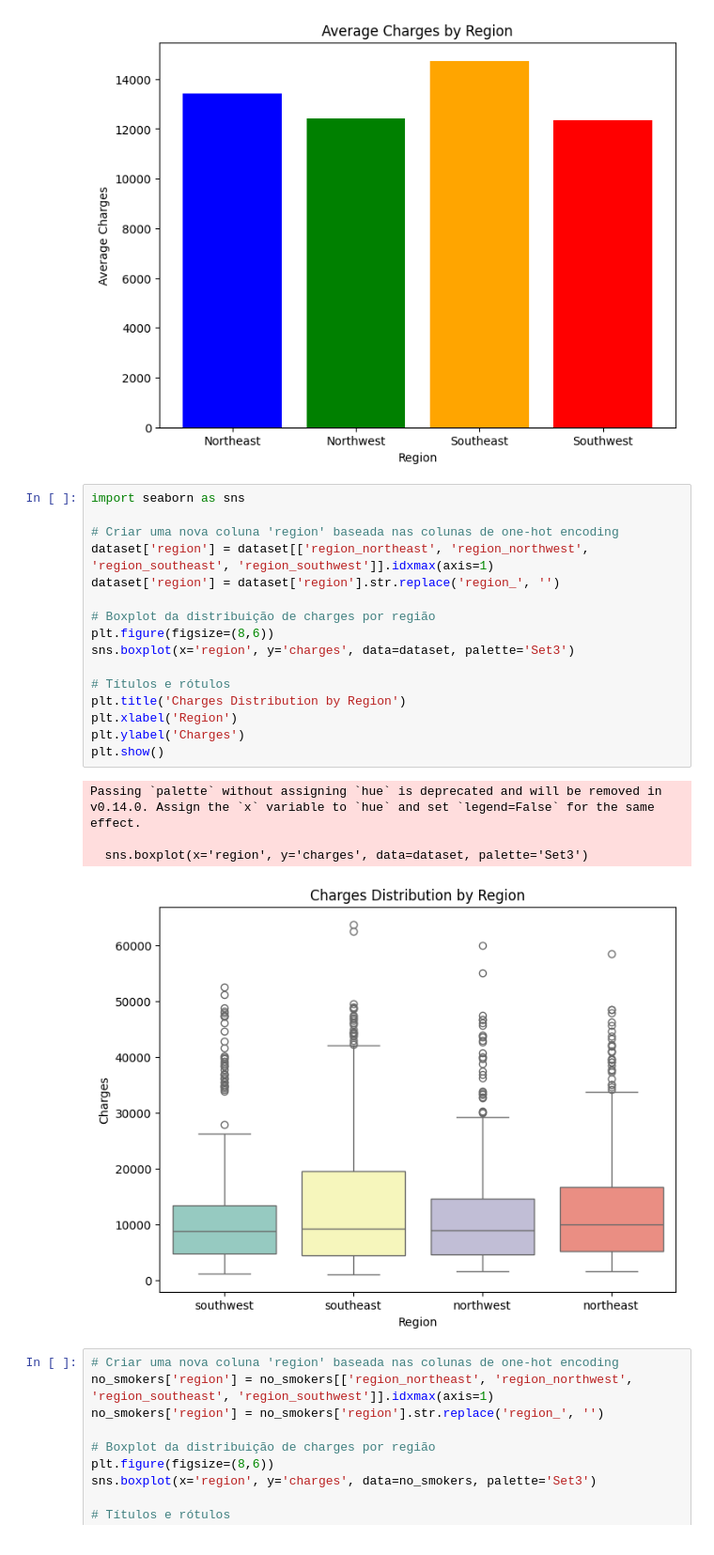
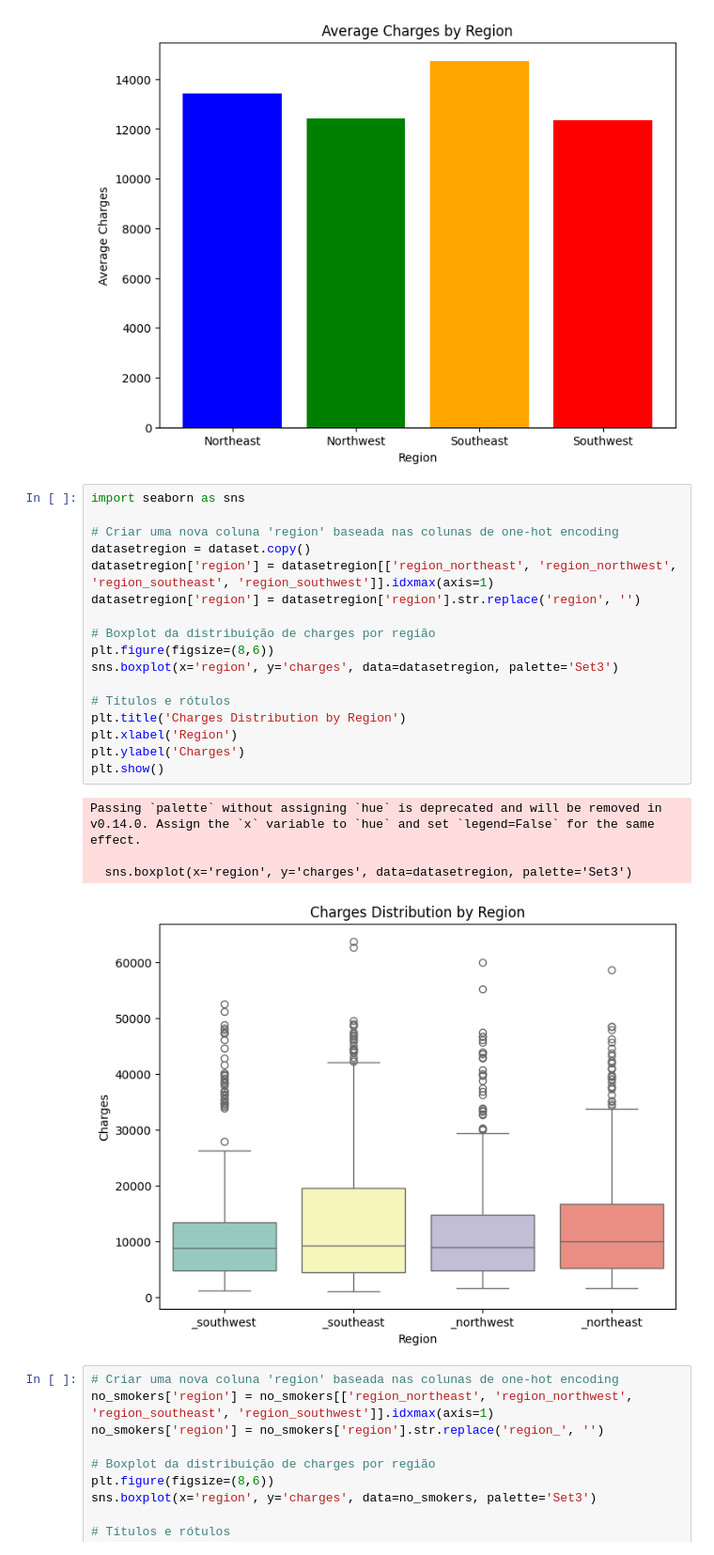
Before and after one commit to JrFarias/postech-iadev, a Jupyter notebook: notebooks/tech-challenge.ipynb, the cells around one changed output. Shown at 94% size. Cells and saved outputs as stored; diff of their text form.

```diff
--- a/notebooks/tech-challenge.ipynb
+++ b/notebooks/tech-challenge.ipynb
@@ -257,24 +261,25 @@ plt.show()
 # %%
 import seaborn as sns
 
 # Criar uma nova coluna 'region' baseada nas colunas de one-hot encoding
-dataset['region'] = dataset[['region_northeast', 'region_northwest', 'region_southeast', 'region_southwest']].idxmax(axis=1)
-dataset['region'] = dataset['region'].str.replace('region_', '')
+datasetregion = dataset.copy()
+datasetregion['region'] = datasetregion[['region_northeast', 'region_northwest', 'region_southeast', 'region_southwest']].idxmax(axis=1)
+datasetregion['region'] = datasetregion['region'].str.replace('region', '')
 
 # Boxplot da distribuição de charges por região
 plt.figure(figsize=(8,6))
-sns.boxplot(x='region', y='charges', data=dataset, palette='Set3')
+sns.boxplot(x='region', y='charges', data=datasetregion, palette='Set3')
 
 # Títulos e rótulos
 plt.title('Charges Distribution by Region')
 plt.xlabel('Region')
 plt.ylabel('Charges')
 plt.show()
 # %% [output]
 Passing `palette` without assigning `hue` is deprecated and will be removed in v0.14.0. Assign the `x` variable to `hue` and set `legend=False` for the same effect.
 
-  sns.boxplot(x='region', y='charges', data=dataset, palette='Set3')
+  sns.boxplot(x='region', y='charges', data=datasetregion, palette='Set3')
-[figure, old version]
+[figure, new version]
 # %%
 # Criar uma nova coluna 'region' baseada nas colunas de one-hot encoding
 no_smokers['region'] = no_smokers[['region_northeast', 'region_northwest', 'region_southeast', 'region_southwest']].idxmax(axis=1)
```
Also changed, not shown: parts of 39 cells of this notebook.
